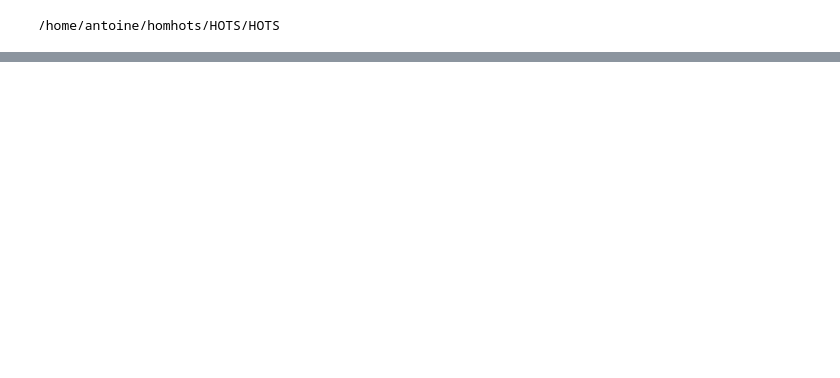
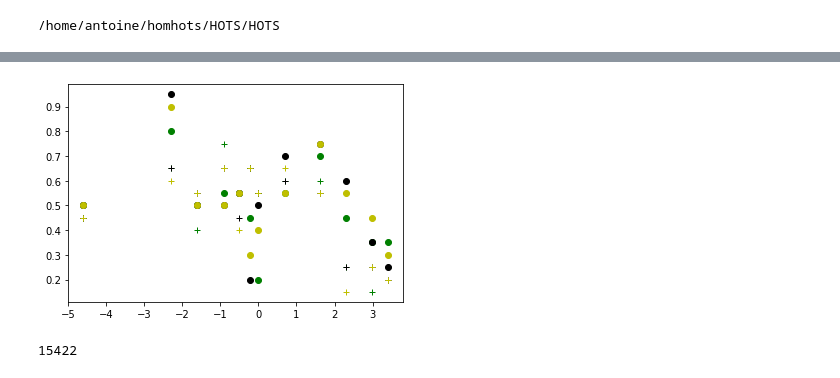
Before and after one commit to SpikeAI/HOTS, a Jupyter notebook: notebooks/HOTS_EXP_05_architectures.ipynb, the cells around one changed output, grey strips where cells are left out. Cells and saved outputs as stored; diff of their text form; code cells hidden in the pictures; blank space fills up the shorter version.

```diff
--- a/notebooks/HOTS_EXP_05_architectures.ipynb
+++ b/notebooks/HOTS_EXP_05_architectures.ipynb
@@ -74,0 +109,31 @@ Classification scores with entropy: Kullback-Leibler = 77.0% - Jensen-Shannon =
+# %%
+import matplotlib.pyplot as plt
+jit = [0.01,0.1,0.2,0.4,0.6,0.8,1,2,5,10,20,30]
+for i in range(len(pokerscore)):
+    j = np.log(jit[i])
+    #plt.plot(j,pokerscore[i][0], 'r +')
+    plt.plot(j,pokerscore_histav[i][0], 'g +')
+    #plt.plot(j,pokerscorehom[i][0], 'r o')
+    plt.plot(j,pokerscorehom_histav[i][0], 'g o')
+    #plt.plot(j,pokerscore[i][1], 'b +')
+    plt.plot(j,pokerscore_histav[i][1], 'k +')
+    #plt.plot(j,pokerscorehom[i][1], 'b o')
+    plt.plot(j,pokerscorehom_histav[i][1], 'k o')
+    #plt.plot(j,pokerscore[i][2], 'm +')
+    plt.plot(j,pokerscore_histav[i][2], 'y +')
+    #plt.plot(j,pokerscorehom[i][2], 'm o')
+    plt.plot(j,pokerscorehom_histav[i][2], 'y o')
+    #plt.plot(j,pokerscore[i][5], 'g *')
+    #plt.plot(j,pokerscore_histav[j][2], 'y +')
+    #plt.plot(j,pokerscorehom[i][5], 'b *')
+    #plt.plot(j,pokerscorehom_histav[j][2], 'y o')
+    #plt.plot(j,pokerscore[i][6], 'r *')
+    #plt.plot(j,pokerscore_histav[j][2], 'y +')
+    #plt.plot(j,pokerscorehom[i][6], 'k *')
+    #plt.plot(j,pokerscorehom_histav[j][2], 'y o')
+# %% [output]
+[figure, added]
+# %%
+7940 + 7482
+# %% [output]
+15422
```
Also changed, not shown: parts of 3 cells of this notebook, 14 other files.
